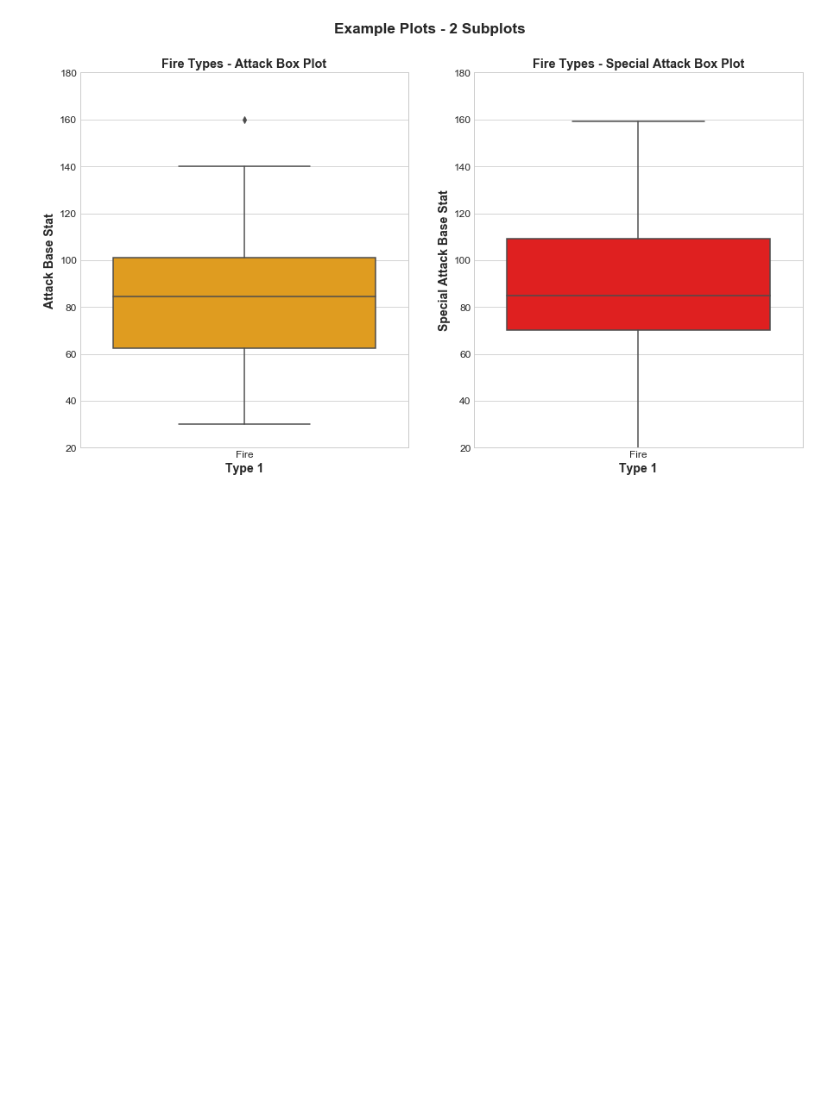
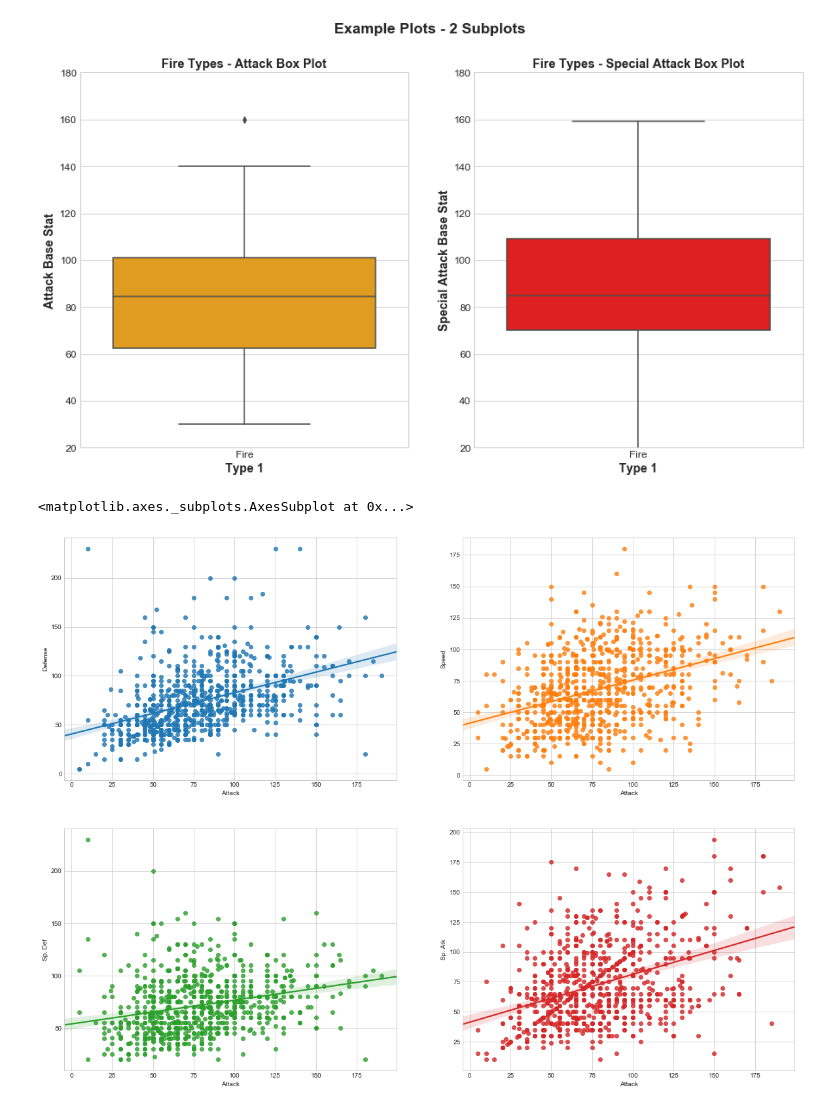
Before and after one commit to CentsOfFate/Miscellaneous-Projects, a Jupyter notebook: Files/Example Seaborn Graphs (Fake Data).ipynb, the cells around one changed output. Drawn from its saved outputs; the diff is of its cells as text; code cells hidden in the pictures; blank space fills up the shorter version.

```diff
--- a/Files/Example Seaborn Graphs (Fake Data).ipynb
+++ b/Files/Example Seaborn Graphs (Fake Data).ipynb
@@ -217,3 +217,18 @@ ax[1].tick_params(labelsize = 12)
 plt.show()
 # %% [output]
 [figure]
+# %%
+# Load Data
+df = pd.read_csv('Full Pokemon.csv')
+
+# Create a 2 x 2 Figure with Figsize (20, 15)
+fig, ax = plt.subplots(ncols = 2, nrows = 2, figsize = (20, 15))
+
+# Plot Regression Lines for Attack x Other Stats
+sns.regplot(x = "Attack", y = "Defense", data = df, ax = ax[0][0])
+sns.regplot(x = "Attack", y = "Speed",   data = df, ax = ax[0][1])
+sns.regplot(x = "Attack", y = "Sp. Def", data = df, ax = ax[1][0])
+sns.regplot(x = "Attack", y = "Sp. Atk", data = df, ax = ax[1][1])
+# %% [output]
+<matplotlib.axes._subplots.AxesSubplot at 0x...>
+[figure, added]
```
